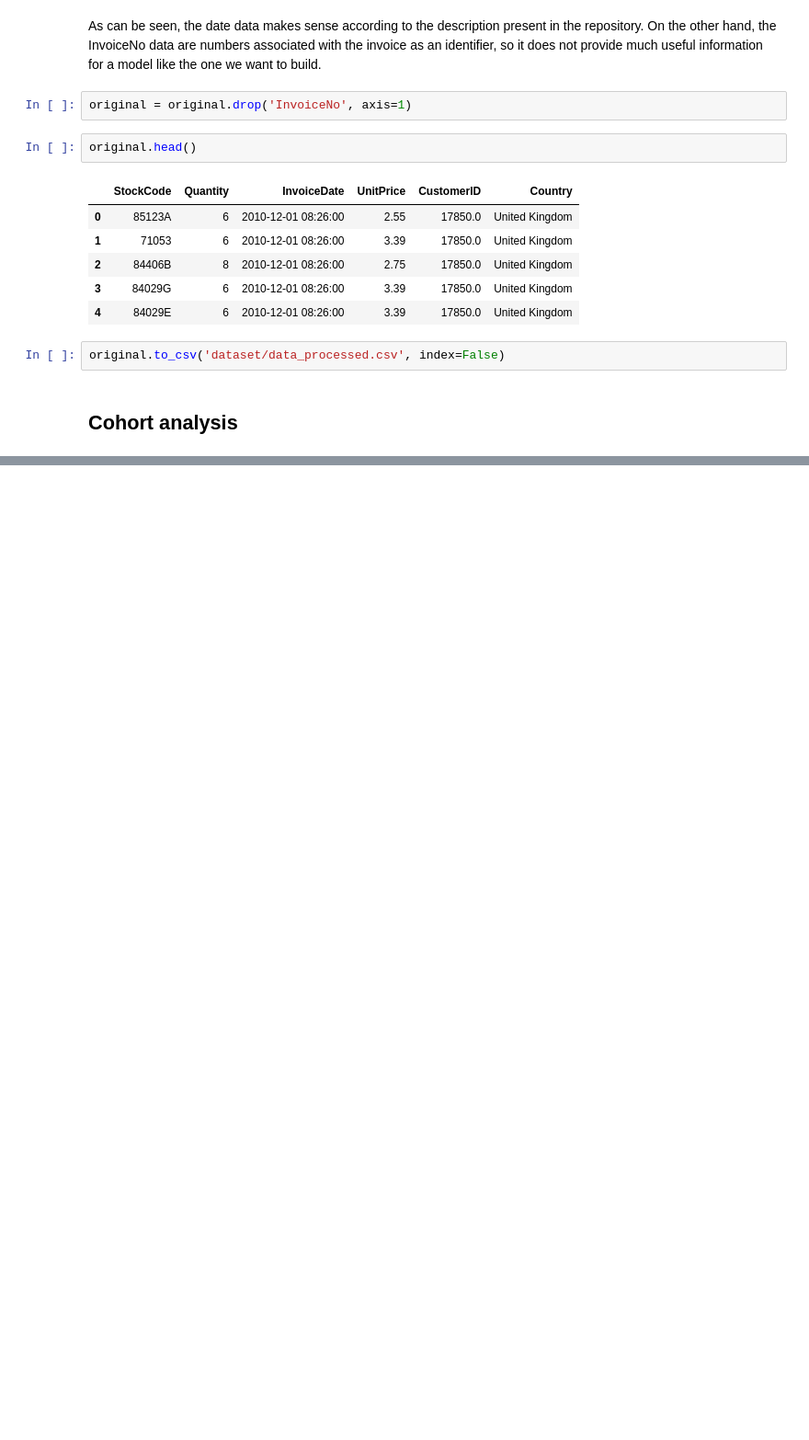
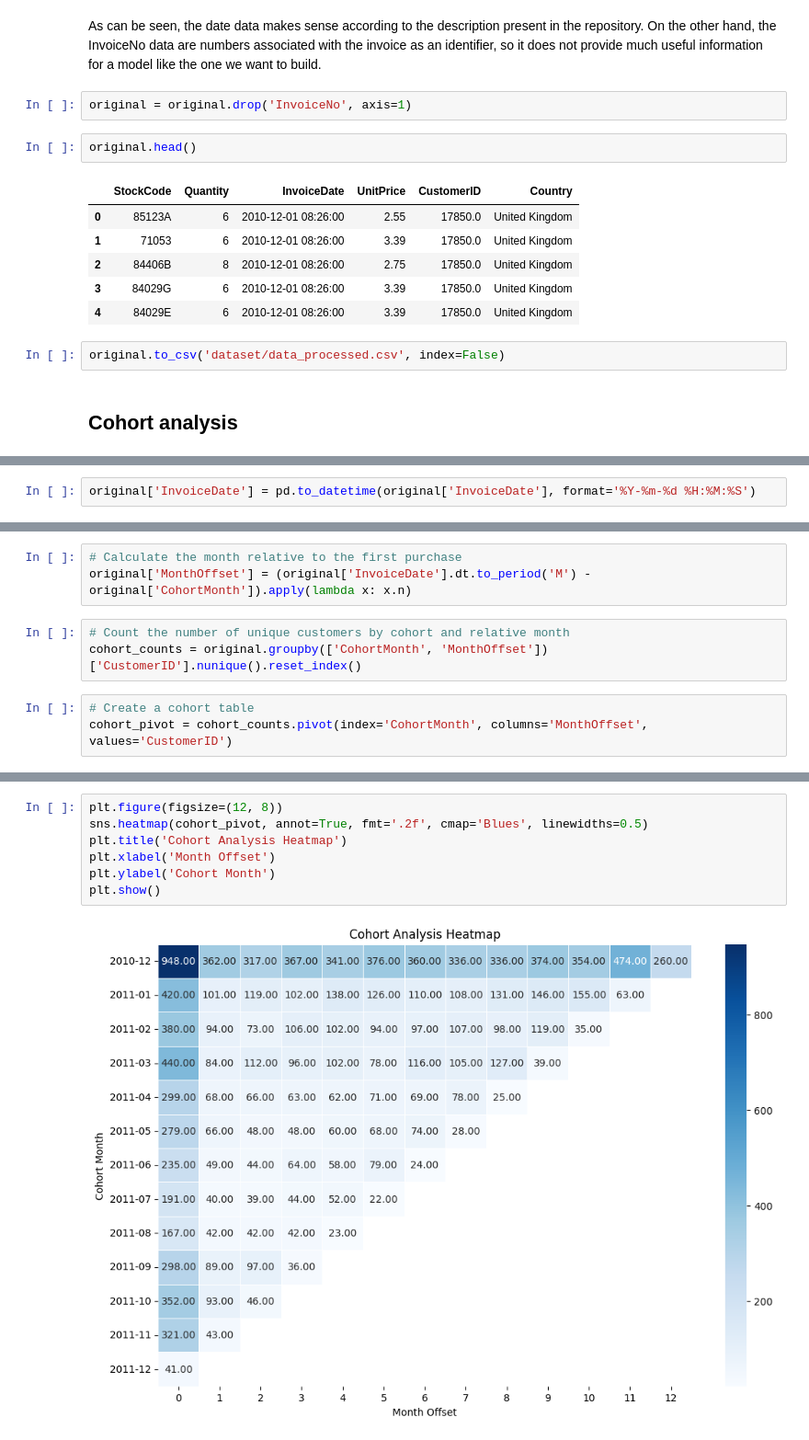
Before and after one commit to carlosmunoz97/citec_technical_test, a Jupyter notebook: online_retail.ipynb, the cells around one changed output, grey strips where cells are left out. Shown: that part at 92% size. Cells and saved outputs as stored; diff of their text form; blank space fills up the shorter version.

Commit message:
Cohort Analysis

```diff
--- a/online_retail.ipynb
+++ b/online_retail.ipynb
@@ -739 +746,3 @@ memory usage: 21.4+ MB
+# %%
+original['InvoiceDate'] = pd.to_datetime(original['InvoiceDate'], format='%Y-%m-%d %H:%M:%S')
 # %%
@@ -741 +750,10 @@ memory usage: 21.4+ MB
 original['CohortMonth'] = original.groupby('CustomerID')['InvoiceDate'].transform('min').dt.to_period('M')
+# %%
+# Calculate the month relative to the first purchase
+original['MonthOffset'] = (original['InvoiceDate'].dt.to_period('M') - original['CohortMonth']).apply(lambda x: x.n)
+# %%
+# Count the number of unique customers by cohort and relative month
+cohort_counts = original.groupby(['CohortMonth', 'MonthOffset'])['CustomerID'].nunique().reset_index()
+# %%
+# Create a cohort table
+cohort_pivot = cohort_counts.pivot(index='CohortMonth', columns='MonthOffset', values='CustomerID')
@@ -741,0 +778,9 @@ original['CohortMonth'] = original.groupby('CustomerID')['InvoiceDate'].transfor
+# %%
+plt.figure(figsize=(12, 8))
+sns.heatmap(cohort_pivot, annot=True, fmt='.2f', cmap='Blues', linewidths=0.5)
+plt.title('Cohort Analysis Heatmap')
+plt.xlabel('Month Offset')
+plt.ylabel('Cohort Month')
+plt.show()
+# %% [output]
+[figure, added]
```
Also changed, not shown: parts of 8 cells of this notebook.
